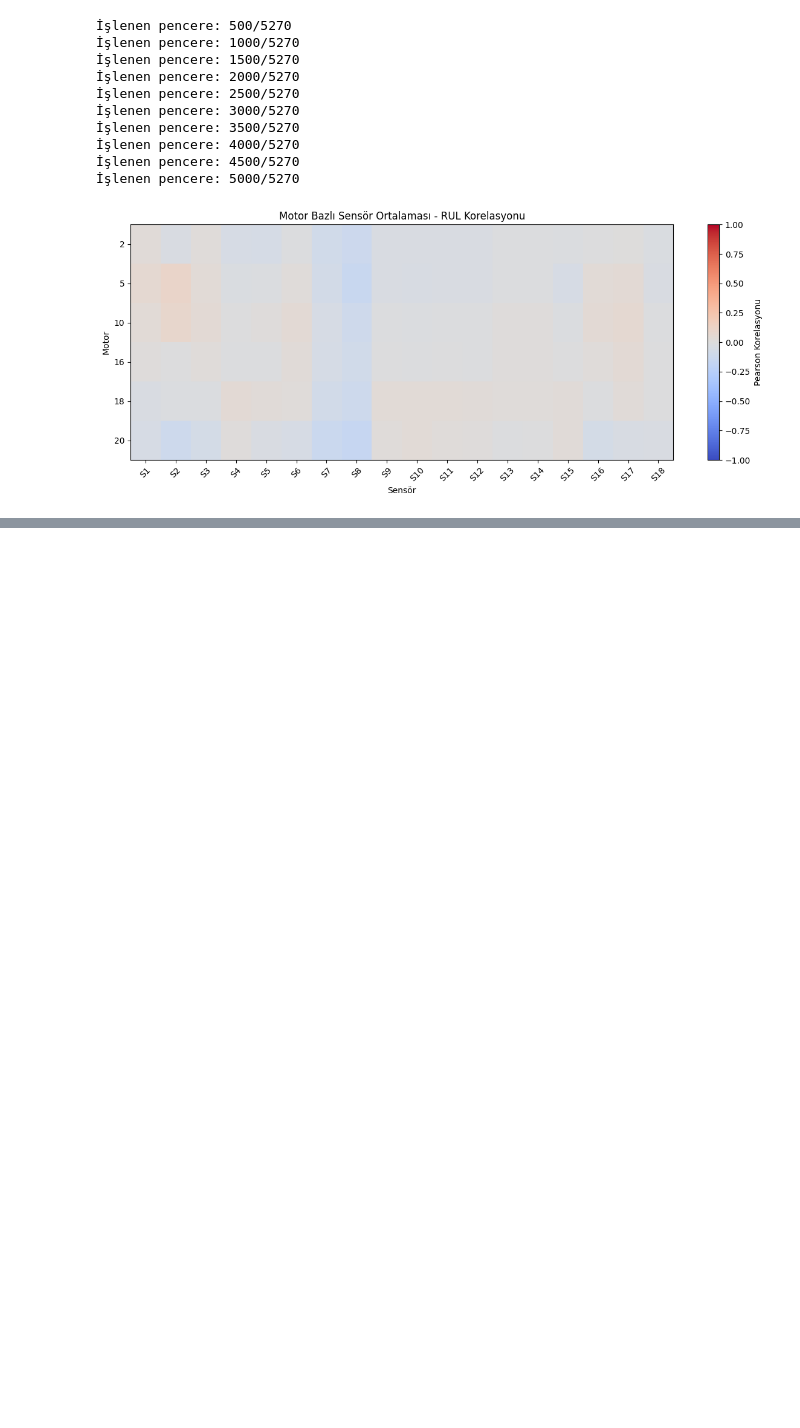
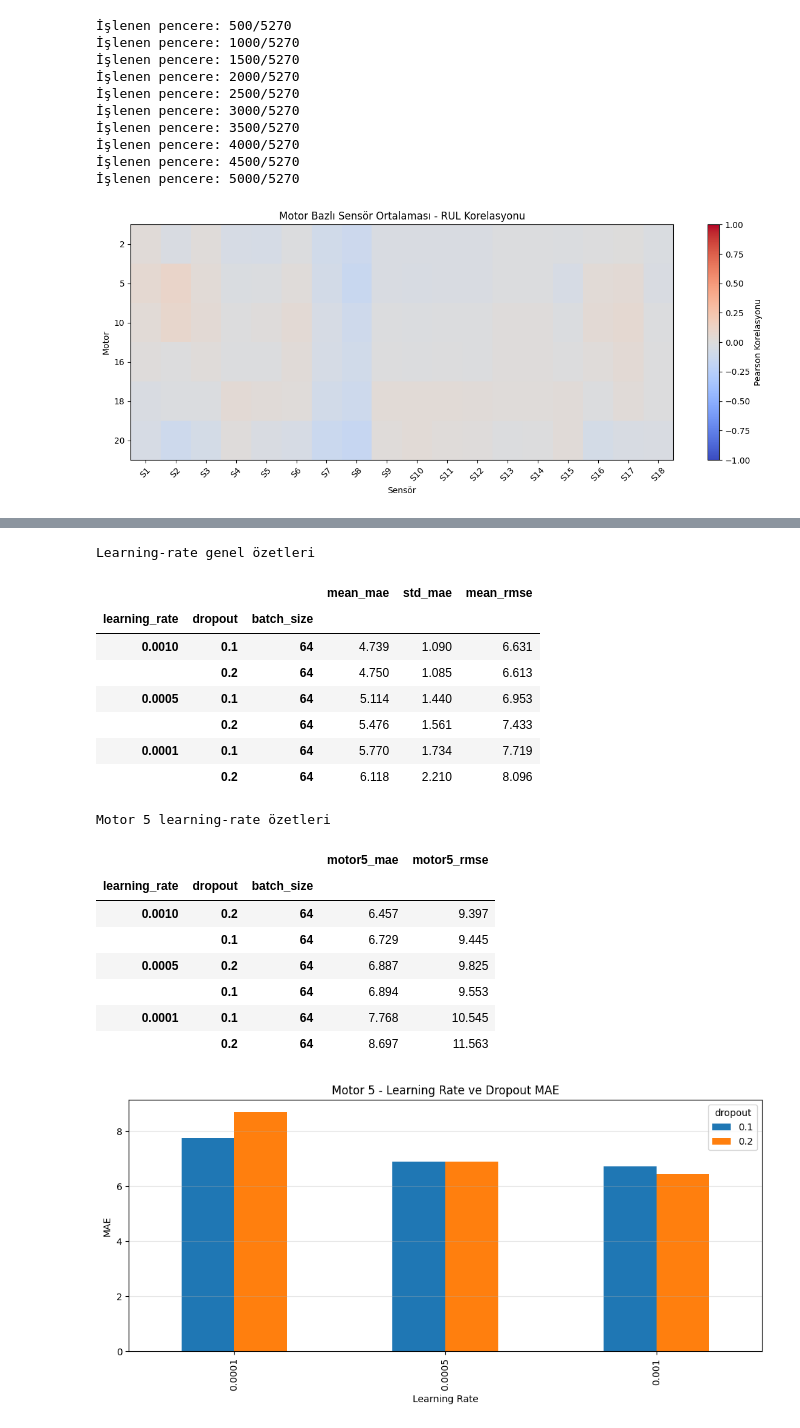
Before and after one commit to ilkinsoydas/End-to-End-PdM-Pipeline, a Jupyter notebook: n_cmapss/models/LTSM/LSTM_Experiments.ipynb, the cells around one changed output, grey strips where cells are left out. Cells and saved outputs as stored; diff of their text form; code cells hidden in the pictures; blank space fills up the shorter version.

```diff
--- a/n_cmapss/models/LTSM/LSTM_Experiments.ipynb
+++ b/n_cmapss/models/LTSM/LSTM_Experiments.ipynb
@@ -603,0 +707,58 @@ plt.show()
+# %%
+import pandas as pd
+import matplotlib.pyplot as plt
+
+learning_csv = PROJECT_ROOT / "processed" / "experiments" / "vanilla_learning_rate_results.csv"
+learning_df = pd.read_csv(learning_csv)
+
+learning_summary = learning_df.groupby(
+    ["learning_rate", "dropout", "batch_size"]
+).agg(
+    mean_mae=("val_mae", "mean"),
+    std_mae=("val_mae", "std"),
+    mean_rmse=("val_rmse", "mean"),
+).sort_values(["mean_mae", "std_mae"])
+
+motor5_summary = learning_df[
+    learning_df["validation_motor"] == 5
+].groupby(["learning_rate", "dropout", "batch_size"]).agg(
+    motor5_mae=("val_mae", "mean"),
+    motor5_rmse=("val_rmse", "mean"),
+).sort_values("motor5_mae")
+
+print("Learning-rate genel özetleri")
+display(learning_summary.round(3))
+print("Motor 5 learning-rate özetleri")
+display(motor5_summary.round(3))
+
+motor5_table = learning_df[
+    learning_df["validation_motor"] == 5
+].pivot(index="learning_rate", columns="dropout", values="val_mae")
+
+ax = motor5_table.plot(kind="bar", figsize=(10, 5))
+ax.set_title("Motor 5 - Learning Rate ve Dropout MAE")
+ax.set_xlabel("Learning Rate")
+ax.set_ylabel("MAE")
+ax.grid(axis="y", alpha=0.3)
+plt.tight_layout()
+plt.show()
+# %% [output]
+Learning-rate genel özetleri
+|  |  |  | mean_mae | std_mae | mean_rmse |
+| learning_rate | dropout | batch_size |  |  |  |
+| 0.0010 | 0.1 | 64 | 4.739 | 1.090 | 6.631 |
+|  | 0.2 | 64 | 4.750 | 1.085 | 6.613 |
+| 0.0005 | 0.1 | 64 | 5.114 | 1.440 | 6.953 |
+|  | 0.2 | 64 | 5.476 | 1.561 | 7.433 |
+| 0.0001 | 0.1 | 64 | 5.770 | 1.734 | 7.719 |
+|  | 0.2 | 64 | 6.118 | 2.210 | 8.096 |
+Motor 5 learning-rate özetleri
+|  |  |  | motor5_mae | motor5_rmse |
+| learning_rate | dropout | batch_size |  |  |
+| 0.0010 | 0.2 | 64 | 6.457 | 9.397 |
+|  | 0.1 | 64 | 6.729 | 9.445 |
+| 0.0005 | 0.2 | 64 | 6.887 | 9.825 |
+|  | 0.1 | 64 | 6.894 | 9.553 |
+| 0.0001 | 0.1 | 64 | 7.768 | 10.545 |
+|  | 0.2 | 64 | 8.697 | 11.563 |
+[figure, added]
```
Also changed, not shown: parts of 3 cells of this notebook, 14 other files.
